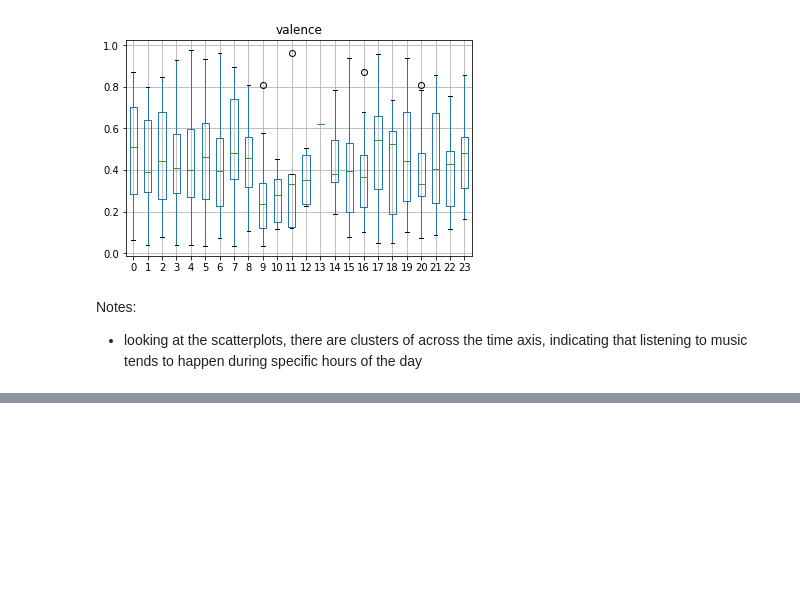
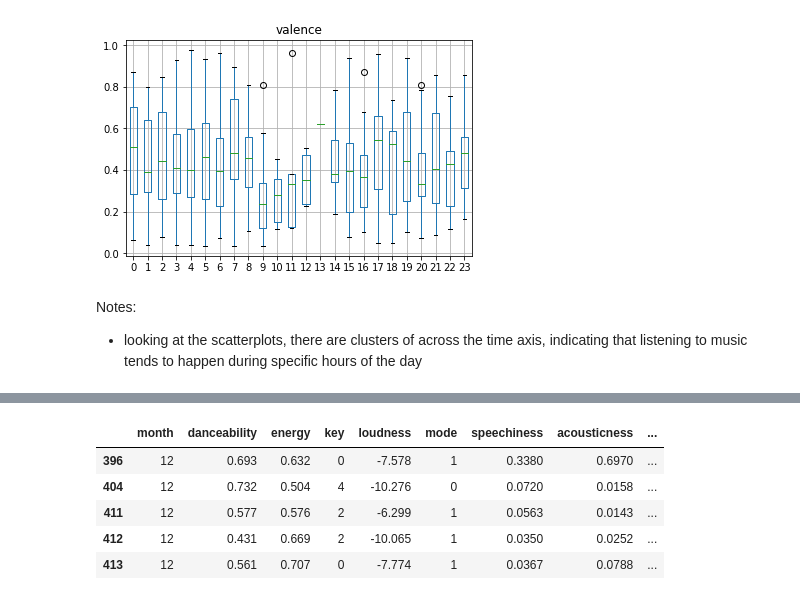
Before and after one commit to rileynwong/spotify-analysis, a Jupyter notebook: Data-Analysis.ipynb, the cells around one changed output, grey strips where cells are left out. Saved outputs shown, nothing was run; the diff lists cells and outputs as text; code cells hidden in the pictures; blank space fills up the shorter version.

```diff
--- a/Data-Analysis.ipynb
+++ b/Data-Analysis.ipynb
@@ -294,0 +367,11 @@ for col in data:
+# %%
+test_data = data_numerical.loc[data_numerical['month']==12]
+# %%
+test_data.head()
+# %% [output]
+|  | month | danceability | energy | key | loudness | mode | speechiness | acousticness | ... |
+| 396 | 12 | 0.693 | 0.632 | 0 | -7.578 | 1 | 0.3380 | 0.6970 | ... |
+| 404 | 12 | 0.732 | 0.504 | 4 | -10.276 | 0 | 0.0720 | 0.0158 | ... |
+| 411 | 12 | 0.577 | 0.576 | 2 | -6.299 | 1 | 0.0563 | 0.0143 | ... |
+| 412 | 12 | 0.431 | 0.669 | 2 | -10.065 | 1 | 0.0350 | 0.0252 | ... |
+| 413 | 12 | 0.561 | 0.707 | 0 | -7.774 | 1 | 0.0367 | 0.0788 | ... |
```
Also changed, not shown: parts of 49 cells of this notebook.
